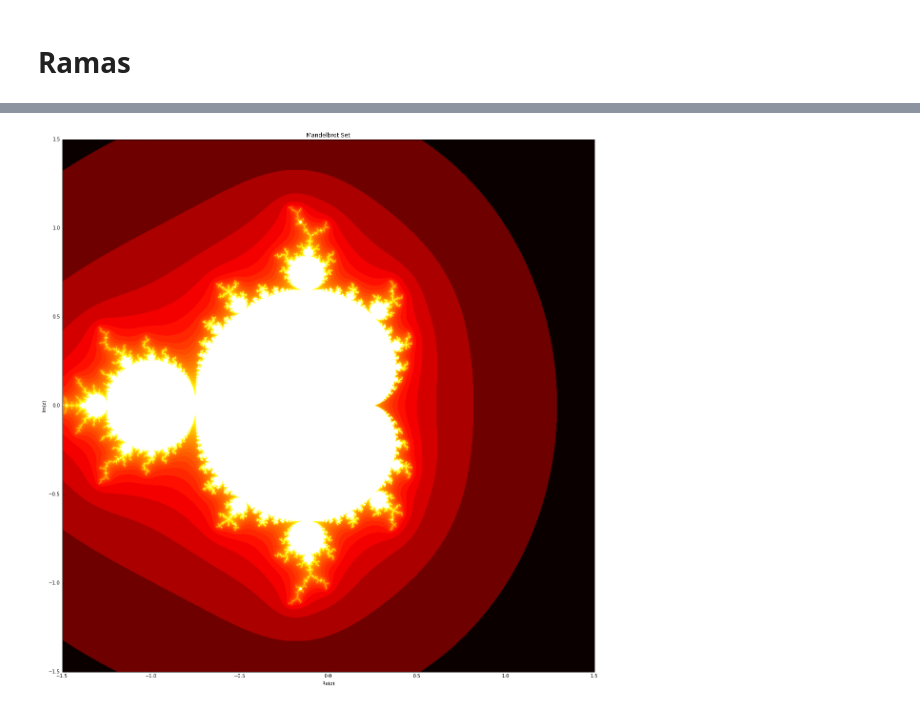
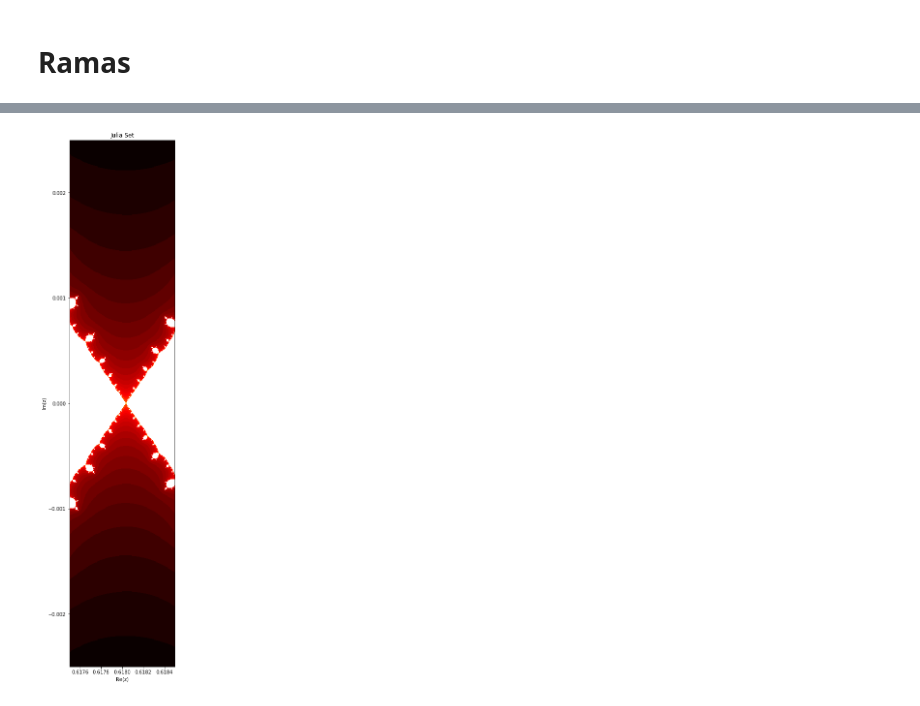
Before and after one commit to fhca/Complejidad1_2018, a Jupyter notebook: fractales/Python/Fractales.ipynb, the cells around one changed output, grey strips where cells are left out. Saved outputs shown, nothing was run; the diff lists cells and outputs as text; code cells hidden in the pictures.

```diff
--- a/fractales/Python/Fractales.ipynb
+++ b/fractales/Python/Fractales.ipynb
@@ -242,35 +233,35 @@ def mandelbrot():
     pl.ylabel('Im(z)')
     pl.show()
 
 
 def julia(c):
-    x_min, x_max = -2, -2.5
-    y_min, y_max = -.5, .5
+    x_min, x_max = .6175, .6185
+    y_min, y_max = -.0025,.0025
 
     #x, y = np.ogrid[x_min:x_max:density*1j, y_min:y_max:density*1j]
     x, y = np.linspace(x_min, x_max, density)[np.newaxis].T, np.linspace(y_min, y_max, density)
 
     z = x + 1j * y
     m = np.zeros((density, density))
 
     for n in range(iterations):
         indices = (abs(z) <= 10)
         z[indices] = z[indices]**2 + c
         m[indices] = n
 
     pl.figure(figsize=(20,20))
 
     pl.imshow(np.log(m.T), cmap=pl.cm.hot, extent=(x_min, x_max, y_min, y_max))
 
     pl.title('Julia Set')
     pl.xlabel('Re(z)')
     pl.ylabel('Im(z)')
     pl.show()
 
 #for t in np.arange(.1,2, .1):
 #    julia(t+t*1j)
 
-mandelbrot()
-#julia(-.3j)
+#mandelbrot()
+julia(-1)
 # %% [output]
-[figure, old version]
+[figure, new version]
```
Also changed, not shown: parts of 1 cell of this notebook, 4 other files.
